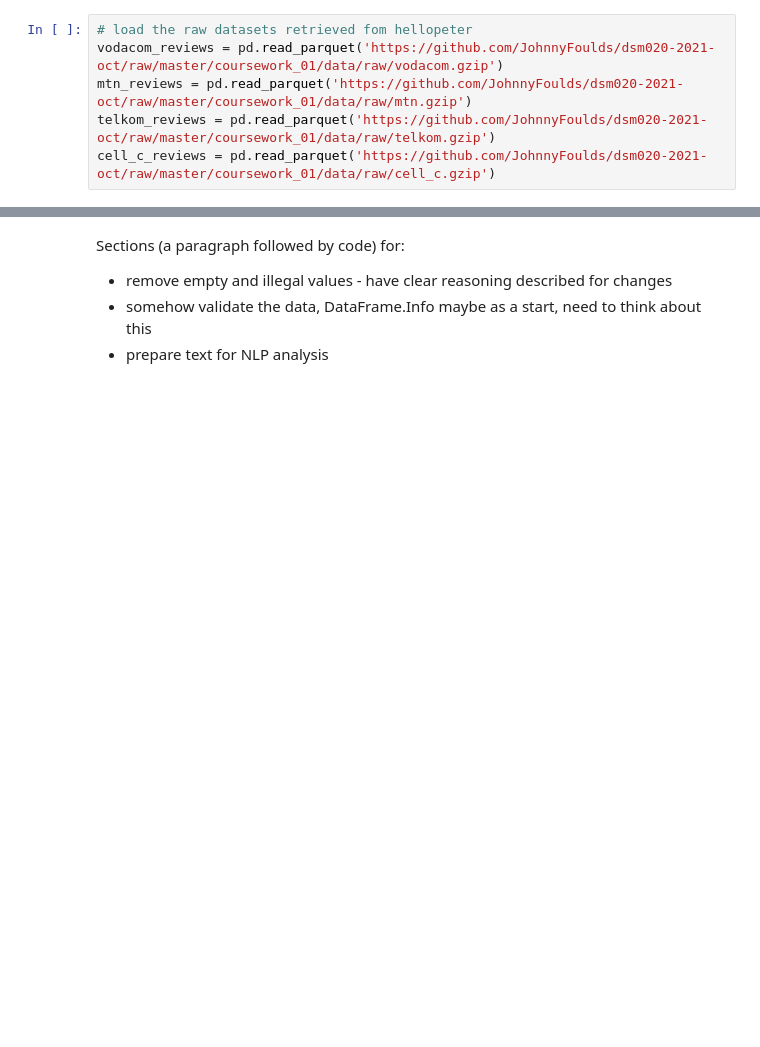
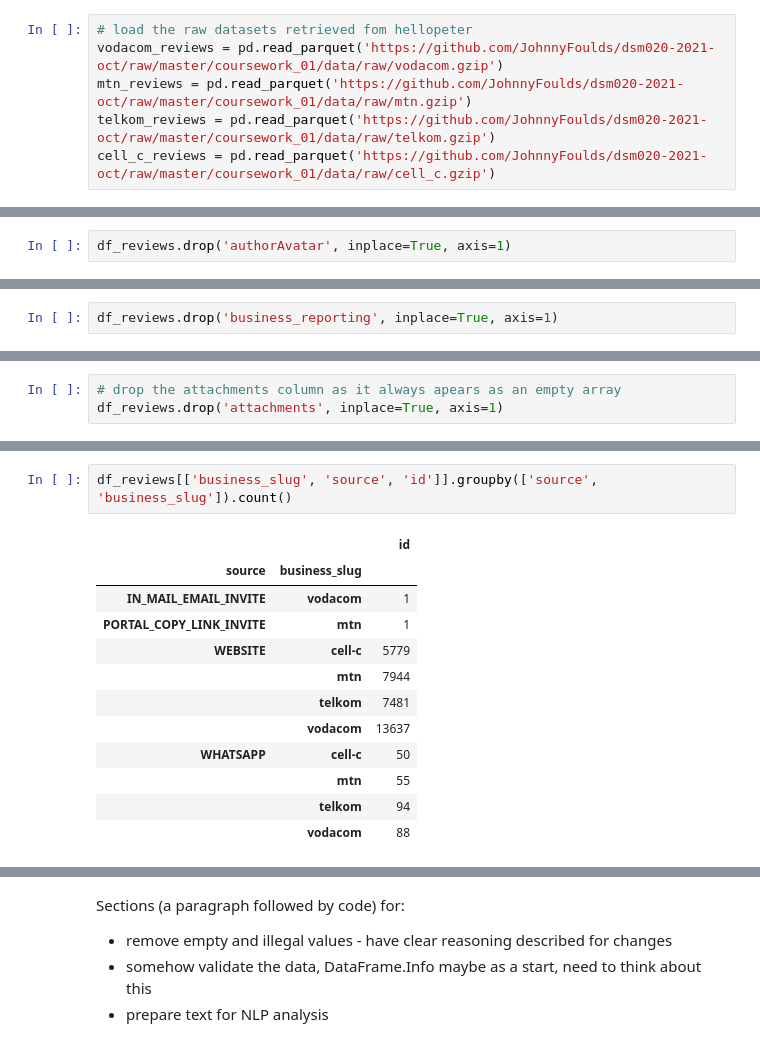
Before and after one commit to JohnnyFoulds/dsm020-2021-oct, a Jupyter notebook: coursework_01/cw.ipynb, the cells around one changed output, grey strips where cells are left out. Cells and saved outputs as stored; diff of their text form; blank space fills up the shorter version.

```diff
--- a/coursework_01/cw.ipynb
+++ b/coursework_01/cw.ipynb
@@ -242,0 +352,2 @@ cell_c_reviews = pd.read_parquet('https://github.com/JohnnyFoulds/dsm020-2021-oc
+# %%
+df_reviews.drop('authorAvatar', inplace=True, axis=1)
@@ -242,0 +394,2 @@ cell_c_reviews = pd.read_parquet('https://github.com/JohnnyFoulds/dsm020-2021-oc
+# %%
+df_reviews.drop('business_reporting', inplace=True, axis=1)
@@ -242,0 +403,3 @@ cell_c_reviews = pd.read_parquet('https://github.com/JohnnyFoulds/dsm020-2021-oc
+# %%
+# drop the attachments column as it always apears as an empty array
+df_reviews.drop('attachments', inplace=True, axis=1)
@@ -242,0 +428,15 @@ cell_c_reviews = pd.read_parquet('https://github.com/JohnnyFoulds/dsm020-2021-oc
+# %%
+df_reviews[['business_slug', 'source', 'id']].groupby(['source', 'business_slug']).count()
+# %% [output]
+|  |  | id |
+| source | business_slug |  |
+| IN_MAIL_EMAIL_INVITE | vodacom | 1 |
+| PORTAL_COPY_LINK_INVITE | mtn | 1 |
+| WEBSITE | cell-c | 5779 |
+|  | mtn | 7944 |
+|  | telkom | 7481 |
+|  | vodacom | 13637 |
+| WHATSAPP | cell-c | 50 |
+|  | mtn | 55 |
+|  | telkom | 94 |
+|  | vodacom | 88 |
```
Also changed, not shown: parts of 52 cells of this notebook, 1 other file.
